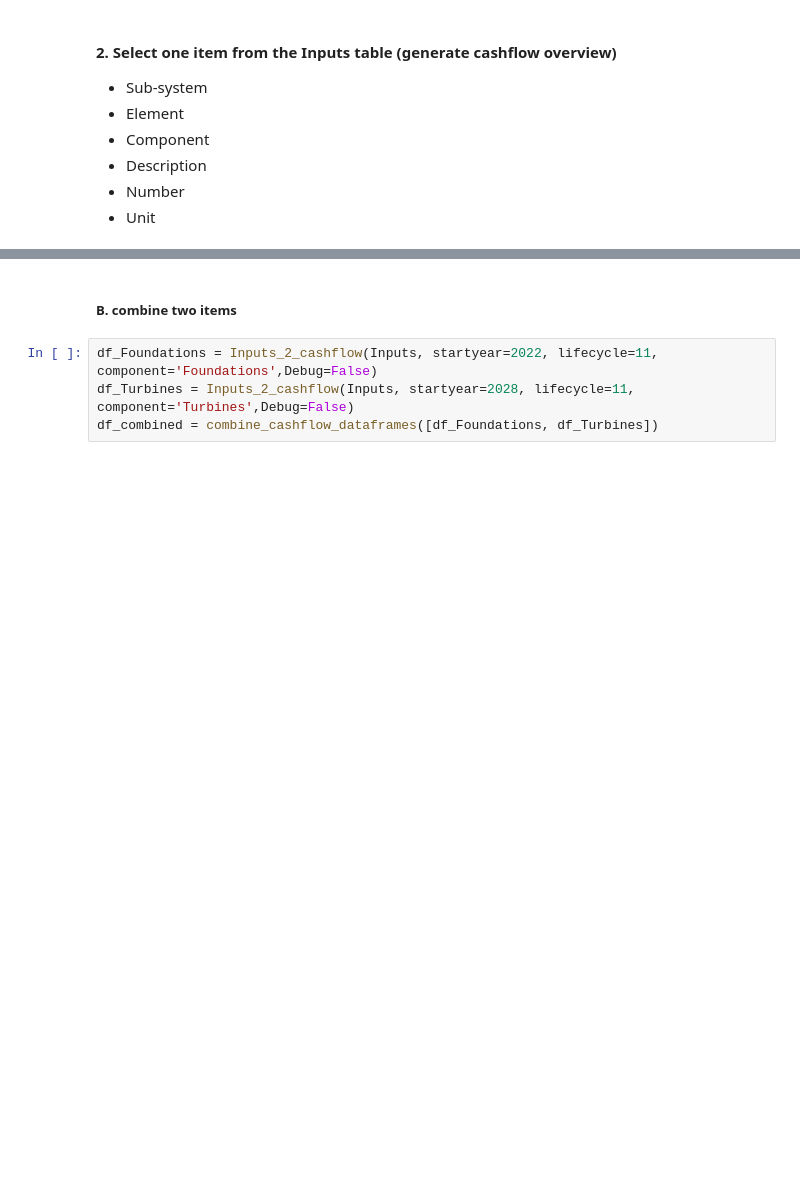
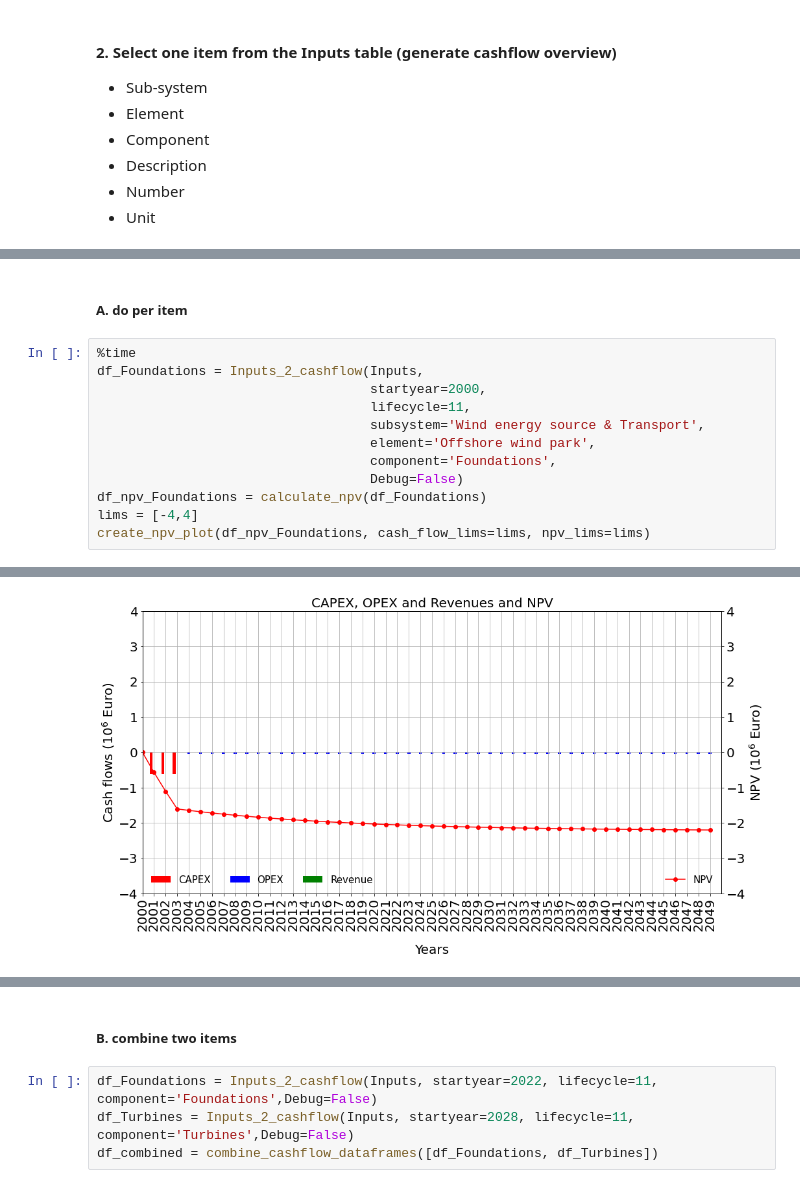
Before and after one commit to VanOord/OpenSCSim, a Jupyter notebook: From XLS to cashflow.ipynb, the cells around one changed output, grey strips where cells are left out. Drawn from its saved outputs; the diff is of its cells as text; blank space fills up the shorter version.

```diff
--- a/From XLS to cashflow.ipynb
+++ b/From XLS to cashflow.ipynb
@@ -110,0 +57,15 @@ Wall time: 0 ns
+# %% [markdown]
+##### A. do per item
+# %%
+%time
+df_Foundations = Inputs_2_cashflow(Inputs,
+                                   startyear=2000,
+                                   lifecycle=11,
+                                   subsystem='Wind energy source & Transport',
+                                   element='Offshore wind park',
+                                   component='Foundations',
+                                   Debug=False)
+df_npv_Foundations = calculate_npv(df_Foundations)
+lims = [-4,4]
+create_npv_plot(df_npv_Foundations, cash_flow_lims=lims, npv_lims=lims)
+# %% [output]
@@ -110,0 +74 @@ Wall time: 0 ns
+[figure, added]
```
Also changed, not shown: parts of 8 cells of this notebook, 1 other file.
